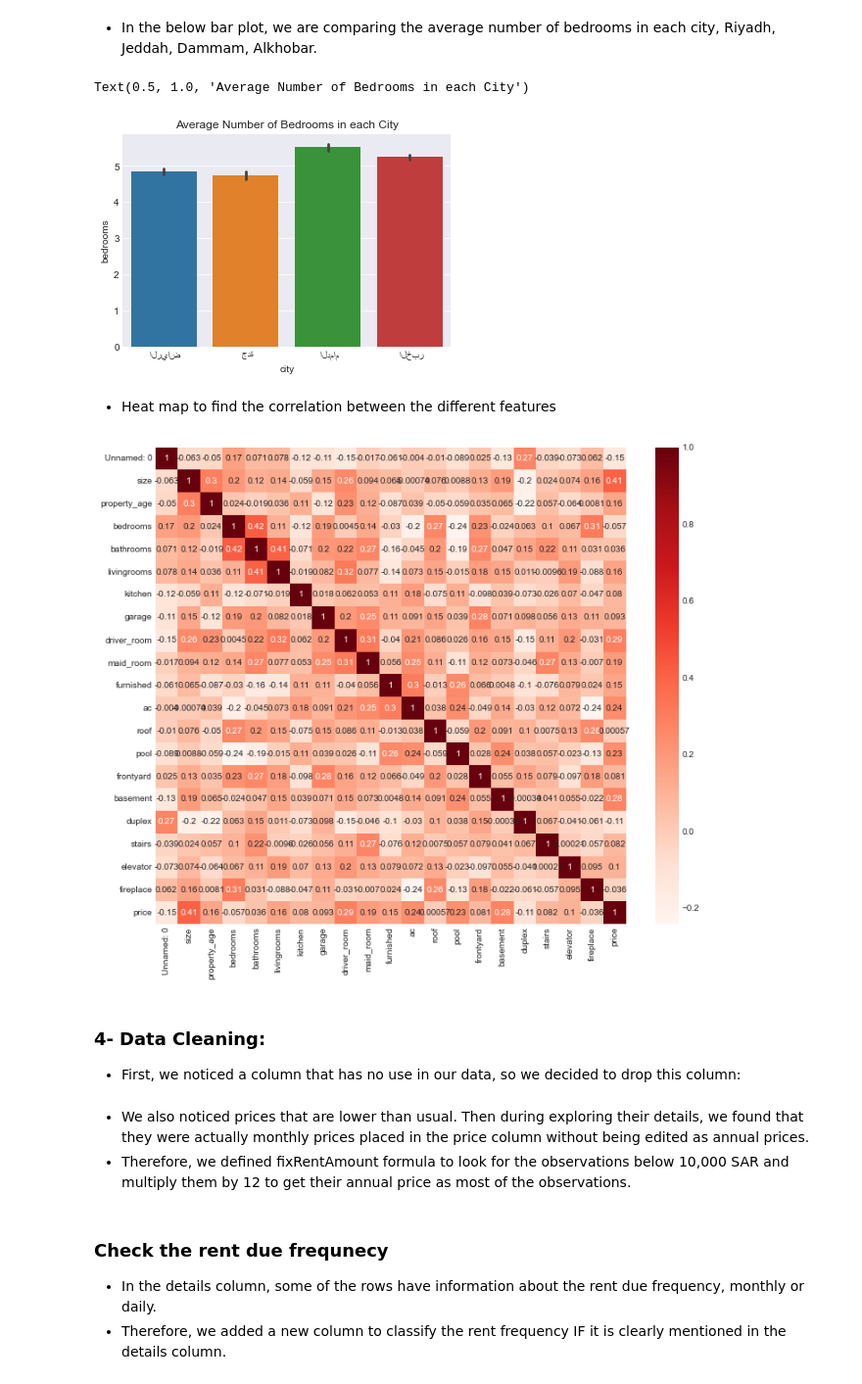
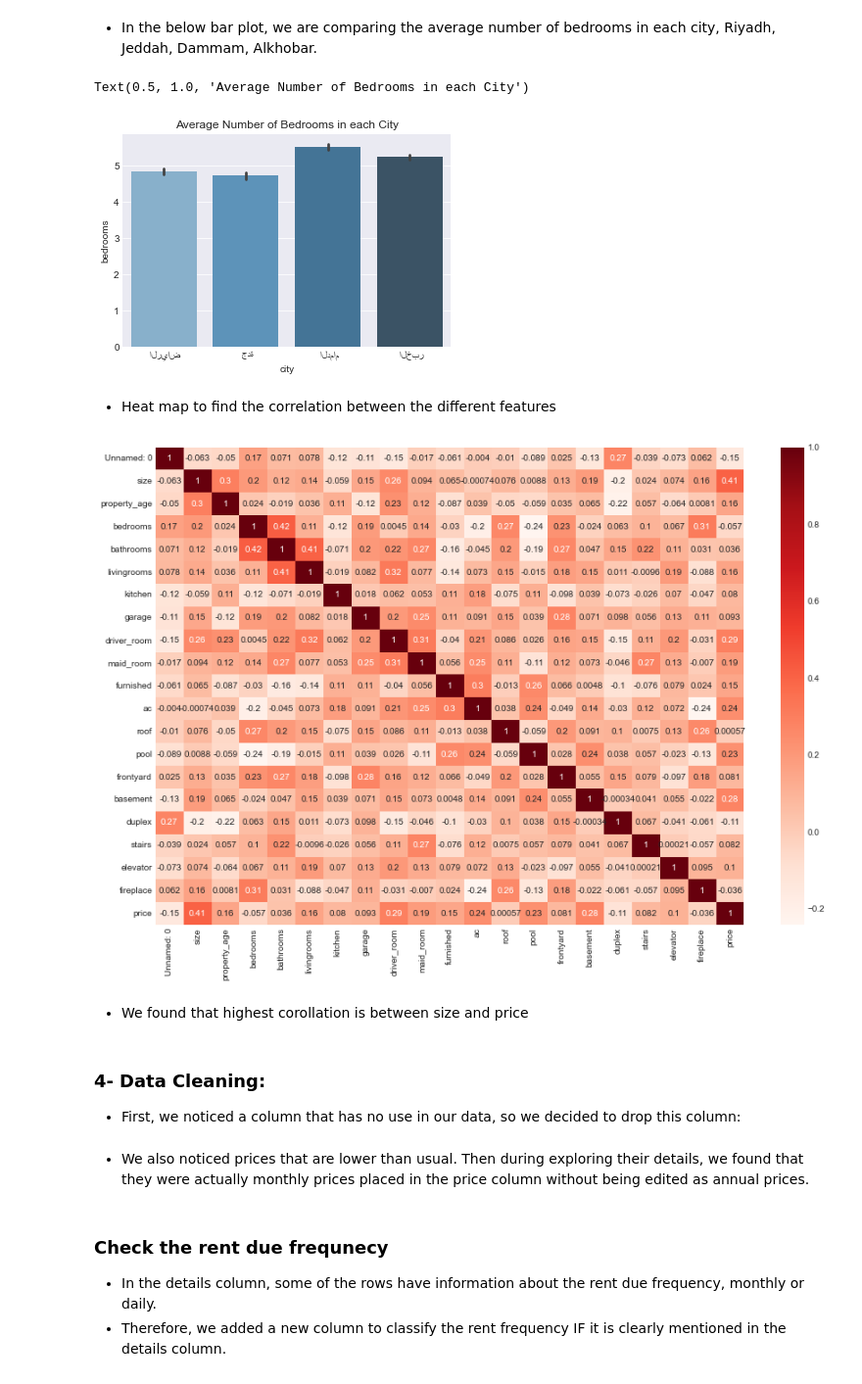
Before and after one commit to novr1512/saudi_aqar_price_prediction, a Jupyter notebook: full_EDA.ipynb, the cells around one changed output. Shown: that part at 98% size. Cells and saved outputs as stored; diff of their text form; code cells hidden in the pictures.

```diff
--- a/full_EDA.ipynb
+++ b/full_EDA.ipynb
@@ -144,13 +184,3 @@ H_data.groupby(['city', "bedrooms"]).price.agg(['mean'])
 |  | 5 | 122514.792899 |
 |  | 6 | 95629.629630 |
 |  | 7 | 109020.618557 |
-# %%
-Cities_Apartments = H_data.groupby(['city', "bedrooms"]).price.agg(['mean'])
-lx = Cities_Apartments.plot(kind='bar', figsize=(20,5), color="green", fontsize=13)
-plt.style.use('seaborn-darkgrid')
-#plt.bar(Cities_Apartments, 2, 0.4, )
-plt.title('Average Price for Apartments in all Citites', fontsize=22)
-plt.xlabel('Bedrooms', fontsize = 15)
-plt.xticks(rotation=0)
-plt.ylabel('Price in SAR', fontsize = 15)
-plt.show()
@@ -159,21 +187,23 @@ plt.show()
 # %% [markdown]
 - In the below bar plot, we are comparing the average number of bedrooms in each city, Riyadh, Jeddah, Dammam, Alkhobar.
 # %%
-plt.style.use('seaborn-darkgrid')
-sns.barplot(data = H_data, x = 'city', y = 'bedrooms')
+#plt.style.use('seaborn-darkgrid')
+sns.barplot(data = H_data, x = 'city', y = 'bedrooms',palette="Blues_d")
 plt.title('Average Number of Bedrooms in each City')
 # %% [output]
 Text(0.5, 1.0, 'Average Number of Bedrooms in each City')
-[figure, old version]
+[figure, new version]
 # %% [markdown]
 - Heat map to find the correlation between the different features
 # %%
-plt.figure(figsize=(12,10))
+plt.figure(figsize=(15,10))
 cor = H_data.corr()
 sns.heatmap(cor, annot=True, cmap=plt.cm.Reds)
 plt.show();
 # %% [output]
-[figure, old version]
+[figure, new version]
+# %% [markdown]
+- We found that highest corollation is between size and price
 # %% [markdown]
 ### 4- Data Cleaning:
 - First, we noticed a column that has no use in our data, so we decided to drop this column:
@@ -181,4 +211,3 @@ plt.show();
 H_data.drop('Unnamed: 0', inplace=True, axis=1)
 # %% [markdown]
 - We also noticed prices that are lower than usual. Then during exploring their details, we found that they were actually monthly prices placed in the price column without being edited as annual prices.
-- Therefore, we defined fixRentAmount formula to look for the observations below 10,000 SAR and multiply them by 12 to get their annual price as most of the observations.
```
Also changed, not shown: parts of 15 cells of this notebook.
